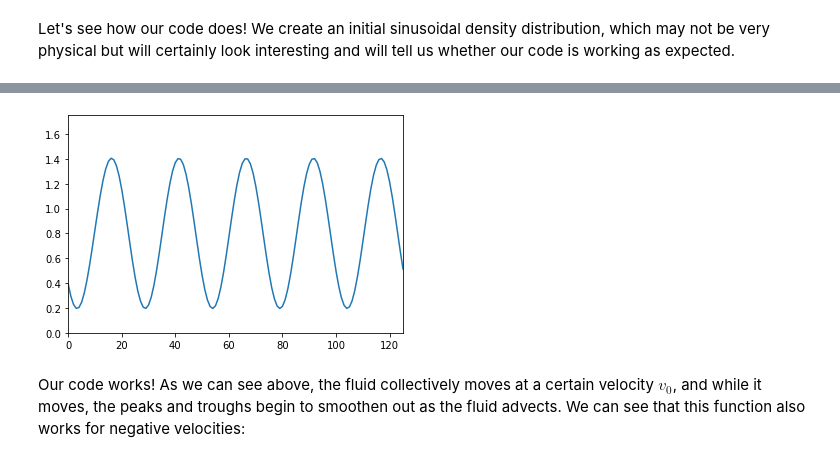
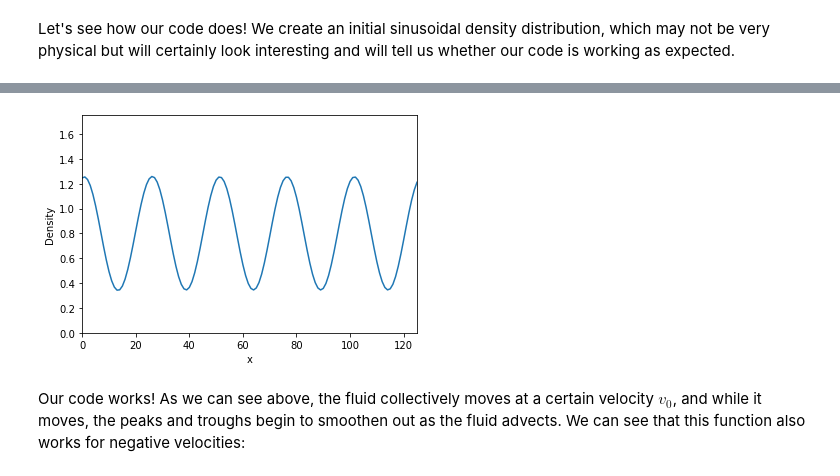
Before and after one commit to khojonat/PHY480_final_project, a Jupyter notebook: PHY480-905_SemesterProject.ipynb, the cells around one changed output, grey strips where cells are left out. Drawn from its saved outputs; the diff is of its cells as text; code cells hidden in the pictures.

```diff
--- a/PHY480-905_SemesterProject.ipynb
+++ b/PHY480-905_SemesterProject.ipynb
@@ -160,32 +162,34 @@ Let's see how our code does! We create an initial sinusoidal density distributio
 # %%
 x = np.arange(0,2*np.pi,0.05)
 y = 0.8 + 0.8*np.sin(5*x)
 
 board = solve_adv(y,v0 = 10,tfactor = 1)
 
 vals = board.get_vals()
 
 n = 0
 nt = len(vals)
 x = np.arange(len(vals[0]))
 
 def animupdate(frameNum, a0):
     global n,vals,x,nt
     y = vals[n,:]
     a0.set_data(x, y)
     n = (n + 1) % nt
     # return a0,
 
 fig = plt.figure()
 ax  = plt.axes(xlim=(x.min(),x.max()),ylim=(0.,1.75))
 a0, = ax.plot([], [])
+plt.xlabel('x')
+plt.ylabel('Density')
 anim = animation.FuncAnimation(fig,animupdate,fargs=(a0,),interval=40)
-# anim.save('forwardadvection.mp4', writer = 'ffmpeg', fps = 30)
+anim.save('forwardadvection.mp4', writer = 'ffmpeg', fps = 30)
 
 HTML(anim.to_html5_video())
 # %% [output]
 [interactive output not drawn]
-[figure, old version]
+[figure, new version]
 # %% [markdown]
 Our code works! As we can see above, the fluid collectively moves at a certain velocity $v_0$, and while it moves, the peaks and troughs begin to smoothen out as the fluid advects. We can see that this function also works for negative velocities:
 # %%
```
Also changed, not shown: parts of 12 cells of this notebook, 7 other files.
